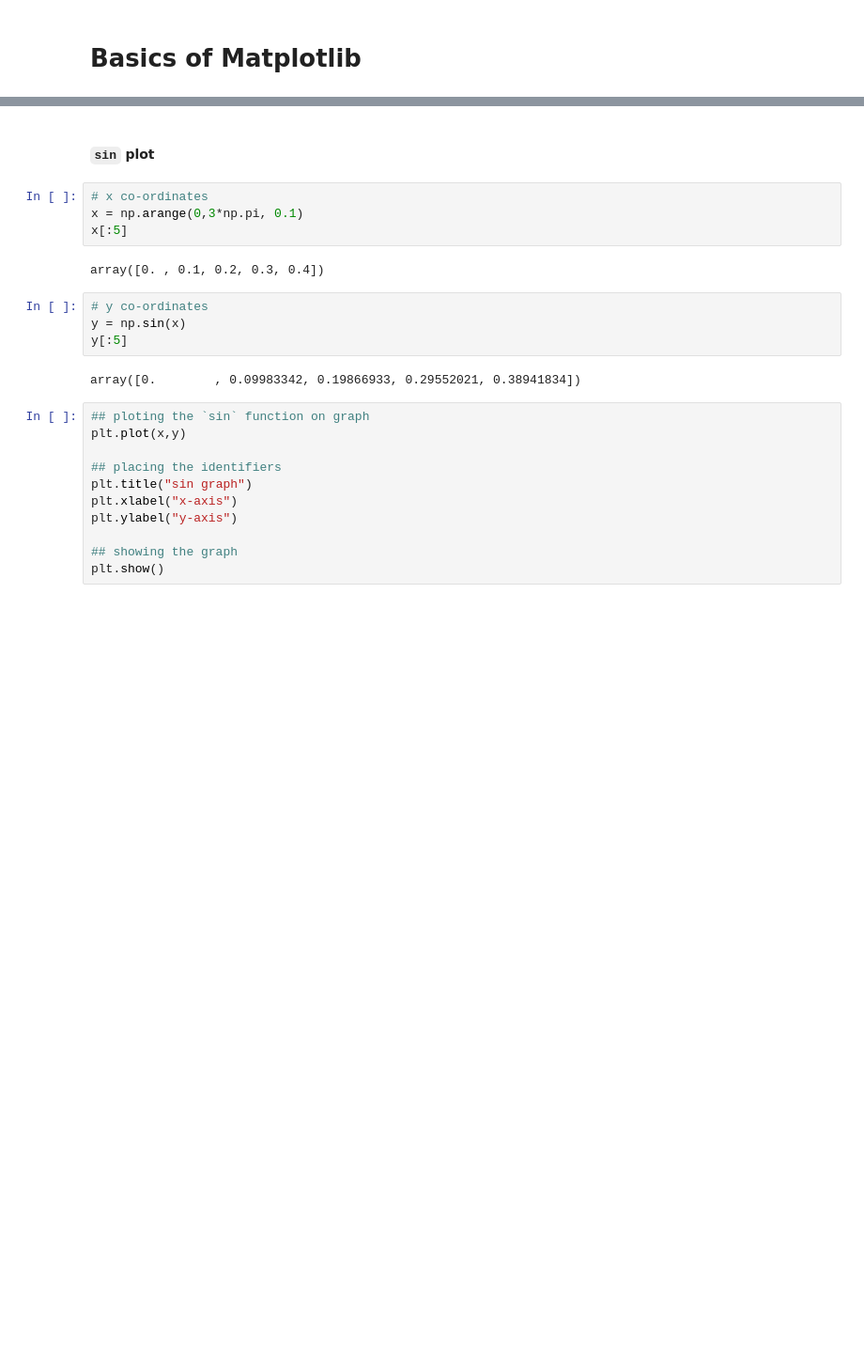
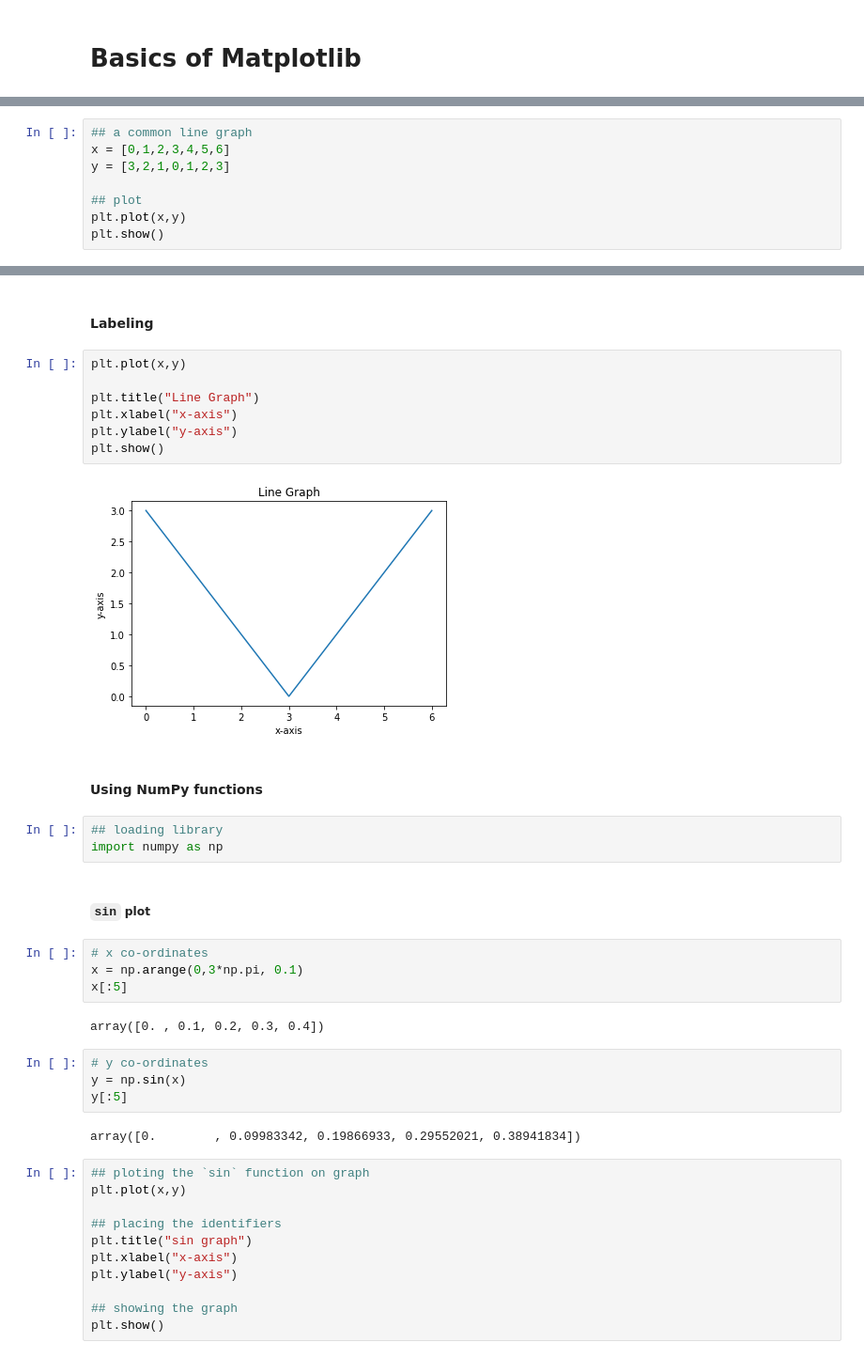
Before and after one commit to ravi-prakash1907/Predictive-Analytics, a Jupyter notebook: Python Basics/matplotlib.ipynb, the cells around one changed output, grey strips where cells are left out. Shown: that part at 94% size. Drawn from its saved outputs; the diff is of its cells as text; blank space fills up the shorter version.

```diff
--- a/Python Basics/matplotlib.ipynb
+++ b/Python Basics/matplotlib.ipynb
@@ -8,0 +22,8 @@ import matplotlib.pyplot as plt
+# %%
+## a common line graph
+x = [0,1,2,3,4,5,6]
+y = [3,2,1,0,1,2,3]
+
+## plot
+plt.plot(x,y)
+plt.show()
@@ -9,5 +32,21 @@ import matplotlib.pyplot as plt
+# %% [markdown]
+#### Labeling
+# %%
+plt.plot(x,y)
+
+plt.title("Line Graph")
+plt.xlabel("x-axis")
+plt.ylabel("y-axis")
+plt.show()
+# %% [output]
+[figure, added]
+# %% [markdown]
+#### Using NumPy functions
+# %%
+## loading library
+import numpy as np
 # %% [markdown]
-#### `sin` plot
+##### `sin` plot
 # %%
 # x co-ordinates
 x = np.arange(0,3*np.pi, 0.1)
```
Also changed, not shown: parts of 36 cells of this notebook.
